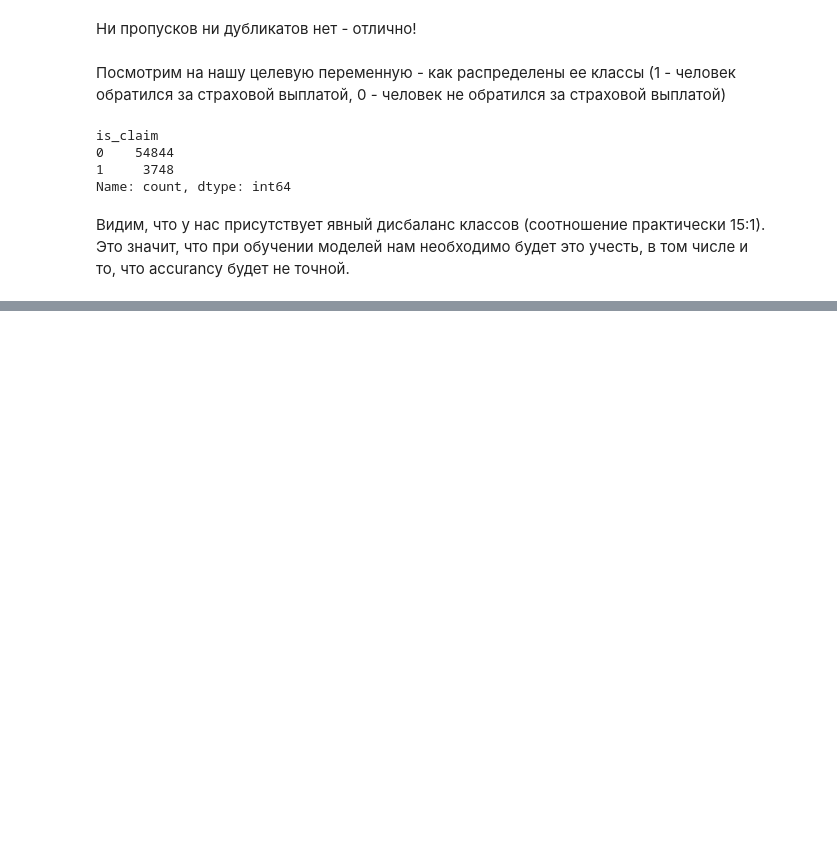
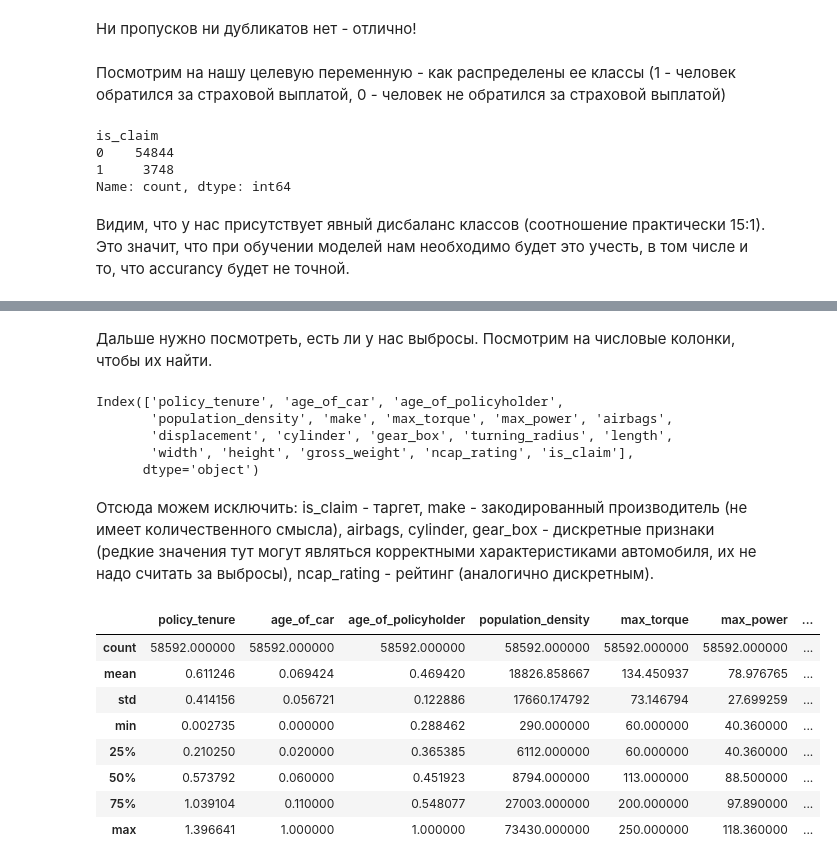
Before and after one commit to zolzayada/GP5_cool_cool_DL, a Jupyter notebook: EDA.ipynb, the cells around one changed output, grey strips where cells are left out. Cells and saved outputs as stored; diff of their text form; code cells hidden in the pictures; blank space fills up the shorter version.

```diff
--- a/EDA.ipynb
+++ b/EDA.ipynb
@@ -103,0 +176,13 @@ Name: count, dtype: int64
+# %% [markdown]
+Дальше нужно посмотреть, есть ли у нас выбросы. Посмотрим на числовые колонки, чтобы их найти.
+# %%
+numbers = df.select_dtypes(include=['number'])
+numbers.columns
+# %% [output]
+Index(['policy_tenure', 'age_of_car', 'age_of_policyholder',
+       'population_density', 'make', 'max_torque', 'max_power', 'airbags',
+       'displacement', 'cylinder', 'gear_box', 'turning_radius', 'length',
+       'width', 'height', 'gross_weight', 'ncap_rating', 'is_claim'],
+      dtype='object')
+# %% [markdown]
+Отсюда можем исключить: is_claim - таргет, make - закодированный производитель (не имеет количественного смысла), airbags, cylinder, gear_box - дискретные признаки (редкие значения тут могут являться корректными характеристиками автомобиля, их не надо считать за выбросы), ncap_rating - рейтинг (аналогично дискретным).
@@ -103,0 +191,12 @@ Name: count, dtype: int64
+# %%
+numbers.describe()
+# %% [output]
+|  | policy_tenure | age_of_car | age_of_policyholder | population_density | max_torque | max_power | ... |
+| count | 58592.000000 | 58592.000000 | 58592.000000 | 58592.000000 | 58592.000000 | 58592.000000 | ... |
+| mean | 0.611246 | 0.069424 | 0.469420 | 18826.858667 | 134.450937 | 78.976765 | ... |
+| std | 0.414156 | 0.056721 | 0.122886 | 17660.174792 | 73.146794 | 27.699259 | ... |
+| min | 0.002735 | 0.000000 | 0.288462 | 290.000000 | 60.000000 | 40.360000 | ... |
+| 25% | 0.210250 | 0.020000 | 0.365385 | 6112.000000 | 60.000000 | 40.360000 | ... |
+| 50% | 0.573792 | 0.060000 | 0.451923 | 8794.000000 | 113.000000 | 88.500000 | ... |
+| 75% | 1.039104 | 0.110000 | 0.548077 | 27003.000000 | 200.000000 | 97.890000 | ... |
+| max | 1.396641 | 1.000000 | 1.000000 | 73430.000000 | 250.000000 | 118.360000 | ... |
```
Also changed, not shown: parts of 15 cells of this notebook.
